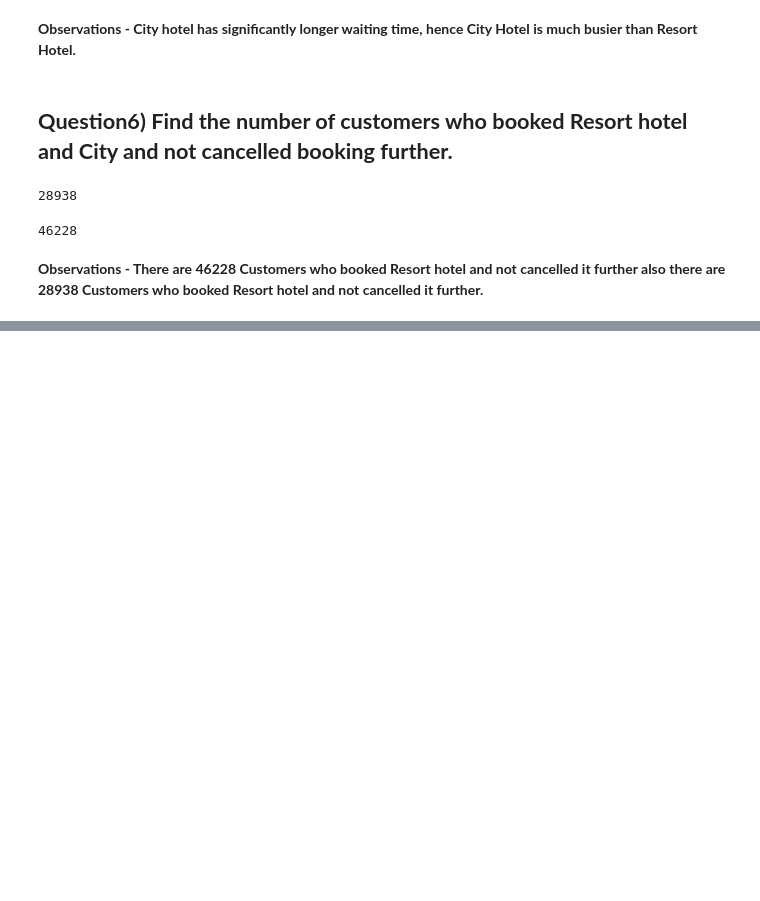
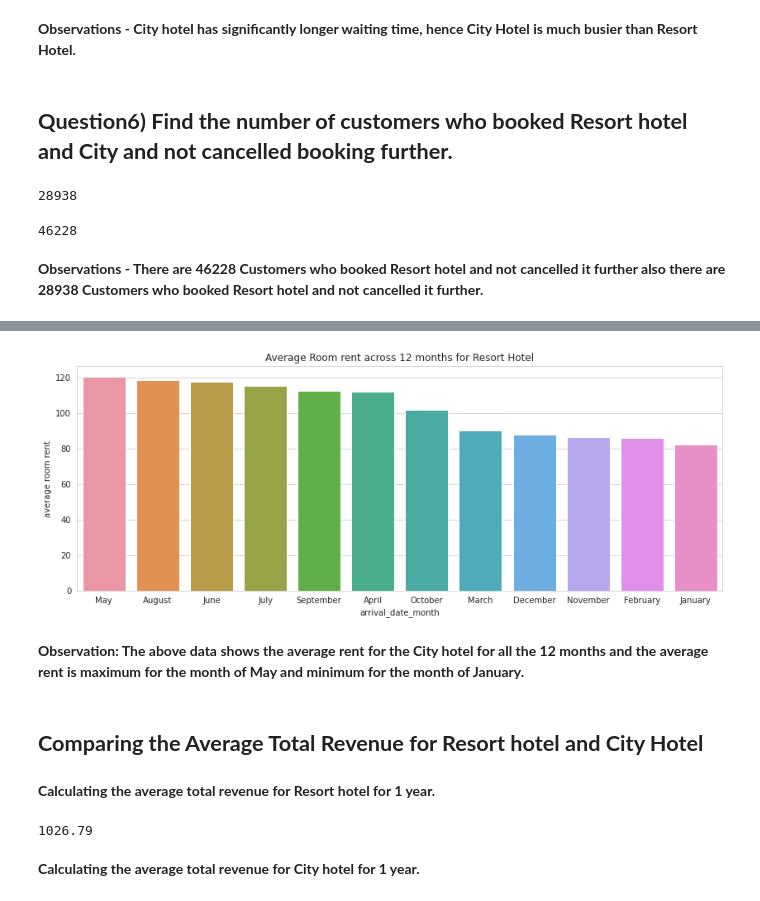
Before and after one commit to Jatingpt/Hotel-Booking-Analysis, a Jupyter notebook: Hotel_Booking_Analysis_Capstone_Project.ipynb, the cells around one changed output, grey strips where cells are left out. Saved outputs shown, nothing was run; the diff lists cells and outputs as text; code cells hidden in the pictures; blank space fills up the shorter version.

```diff
--- a/Hotel_Booking_Analysis_Capstone_Project.ipynb
+++ b/Hotel_Booking_Analysis_Capstone_Project.ipynb
@@ -542,0 +636,3 @@ len(city_booking)
+# %%
+average_rent_city_hotel = city_booking.groupby('arrival_date_month')['adr'].agg('mean').reset_index()
+average_rent_city_hotel
@@ -542,0 +653,2 @@ len(city_booking)
+# %%
+average_rent_city_hotel = average_rent_city_hotel.rename(columns = {'adr': 'average room rent'})
@@ -542,0 +671,21 @@ len(city_booking)
+# %%
+sns.set_style('whitegrid')
+plt.rcParams['font.size'] = 10
+plt.rcParams['figure.figsize'] = (14,5)
+sns.barplot(x = 'arrival_date_month', y = 'average room rent', data =average_rent_city_hotel , order = average_rent_city_hotel.sort_values('average room rent', ascending = False).arrival_date_month).set_title("Average Room rent across 12 months for Resort Hotel")
+plt.show()
+# %% [output]
+[figure, added]
+# %% [markdown]
+**Observation: The above data shows the average rent for the City hotel for all the 12 months and the average rent is maximum for the month of May and minimum for the month of January.**
+# %% [markdown]
+## **Comparing the Average Total Revenue for Resort hotel and City Hotel**
+# %% [markdown]
+**Calculating the average total revenue for Resort hotel for 1 year.**
+# %%
+total_revenue = average_rent_resort_hotel['average room Rent'].sum()
+total_revenue.round(2)
+# %% [output]
+1026.79
+# %% [markdown]
+**Calculating the average total revenue for City hotel for 1 year.**
```
Also changed, not shown: parts of 20 cells of this notebook.
